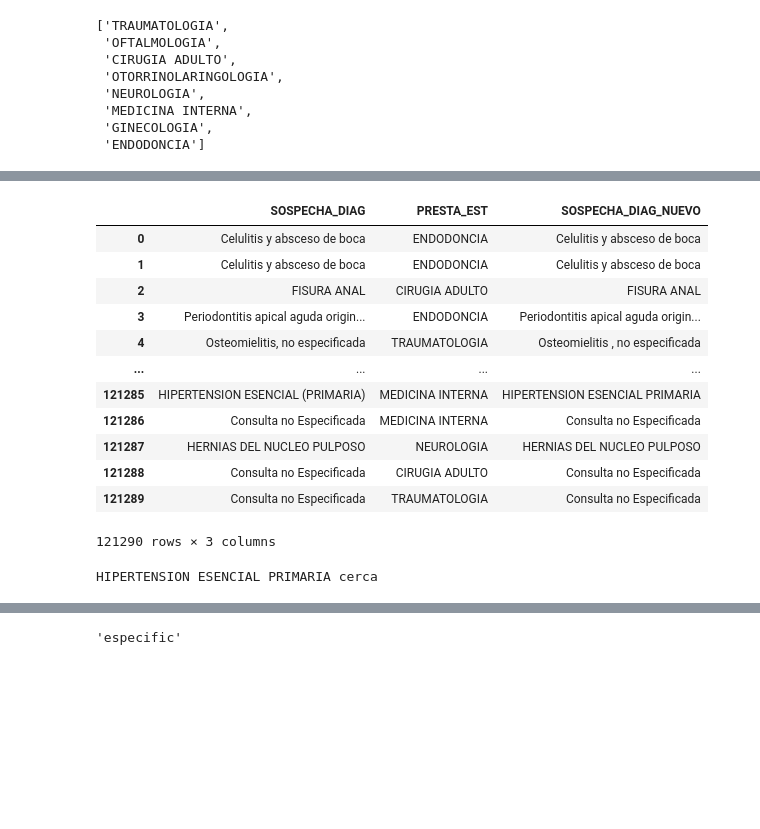
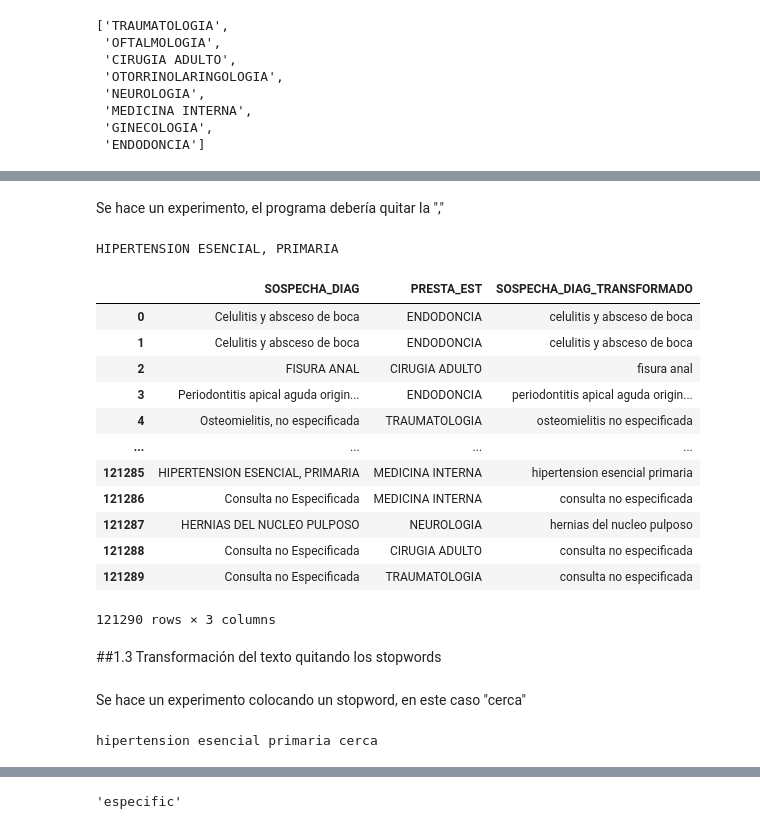
Before and after one commit to alvaro-neira/nlp-homework1, a Jupyter notebook: Tarea_NLP_Grupo_3.ipynb, the cells around one changed output, grey strips where cells are left out. Cells and saved outputs as stored; diff of their text form; code cells hidden in the pictures; blank space fills up the shorter version.

```diff
--- a/Tarea_NLP_Grupo_3.ipynb
+++ b/Tarea_NLP_Grupo_3.ipynb
@@ -124,3 +121,3 @@ for u in aysen["PRESTA_EST"]:
 # %%
-aysen_nuevo=pd.concat([pd.DataFrame(sospecha).rename(columns={0:"SOSPECHA_DIAG"}),pd.DataFrame(presta).rename(columns={0:"PRESTA_EST"})],axis=1)
-aysen_nuevo=aysen_nuevo.reset_index(drop=True)
+DK10=pd.concat([pd.DataFrame(sospecha).rename(columns={0:"SOSPECHA_DIAG"}),pd.DataFrame(presta).rename(columns={0:"PRESTA_EST"})],axis=1)
+DK10=DK10.reset_index(drop=True)
@@ -153,12 +154,19 @@ pattern = r"""(?x)                   # set flag to allow verbose regexps
               (?:[A-Z]\.)+           # abbreviations, e.g. U.S.A.
               |\$?\d+(?:[.,]\d+)?%?  # numbers, incl. currency and percentages
               |\w+(?:[-']\w+)*       # words w/ optional internal hyphens/apostrophe
-              |(?:[+/\-@&*¡!.,])     # special characters with meanings
+              |(?:[+/\-@&*¡!])     # special characters with meanings
             """
+pattern2 = r"""                 # set flag to allow verbose regexps
+              (\s)([A-Z])         # abbreviations, e.g. U.S.A.
 
+            """
+replace= r"""$1\l$2"""
 def cambiate(text):
   hola=nltk.regexp_tokenize(text, pattern)
+  holanuevo=[]
+  for word in hola:
+      holanuevo.append(re.sub(r'([A-Z])', lambda pat: pat.group(1).lower(), word) )
   separator = ' '
-  hola2=separator.join(hola)
+  hola2=separator.join(holanuevo)
   return hola2
 # %%
@@ -168,21 +176,31 @@ cambiate(aysen_nuevo["SOSPECHA_DIAG"].iloc[121285])
+# %% [markdown]
+Se hace un experimento, el programa debería quitar la ","
+# %%
+DK10["SOSPECHA_DIAG"].iloc[121285]="HIPERTENSION ESENCIAL, PRIMARIA"
+# %%
+print(DK10["SOSPECHA_DIAG"].iloc[121285])
+# %% [output]
+HIPERTENSION ESENCIAL, PRIMARIA
 # %%
-aysen_nuevo['SOSPECHA_DIAG_NUEVO'] = aysen_nuevo.apply(lambda x: cambiate(x.SOSPECHA_DIAG), axis=1)
+DK10['SOSPECHA_DIAG_TRANSFORMADO'] = DK10.apply(lambda x: cambiate(x.SOSPECHA_DIAG), axis=1)
-# %%
-aysen_nuevo
-# %% [output]
-|  | SOSPECHA_DIAG | PRESTA_EST | SOSPECHA_DIAG_NUEVO |
-| 0 | Celulitis y absceso de boca | ENDODONCIA | Celulitis y absceso de boca |
-| 1 | Celulitis y absceso de boca | ENDODONCIA | Celulitis y absceso de boca |
-| 2 | FISURA ANAL | CIRUGIA ADULTO | FISURA ANAL |
-| 3 | Periodontitis apical aguda origin... | ENDODONCIA | Periodontitis apical aguda origin... |
-| 4 | Osteomielitis, no especificada | TRAUMATOLOGIA | Osteomielitis , no especificada |
-| ... | ... | ... | ... |
-| 121285 | HIPERTENSION ESENCIAL (PRIMARIA) | MEDICINA INTERNA | HIPERTENSION ESENCIAL PRIMARIA |
-| 121286 | Consulta no Especificada | MEDICINA INTERNA | Consulta no Especificada |
-| 121287 | HERNIAS DEL NUCLEO PULPOSO | NEUROLOGIA | HERNIAS DEL NUCLEO PULPOSO |
-| 121288 | Consulta no Especificada | CIRUGIA ADULTO | Consulta no Especificada |
-| 121289 | Consulta no Especificada | TRAUMATOLOGIA | Consulta no Especificada |
-121290 rows × 3 columns
+# %%
+DK10
+# %% [output]
+|  | SOSPECHA_DIAG | PRESTA_EST | SOSPECHA_DIAG_TRANSFORMADO |
+| 0 | Celulitis y absceso de boca | ENDODONCIA | celulitis y absceso de boca |
+| 1 | Celulitis y absceso de boca | ENDODONCIA | celulitis y absceso de boca |
+| 2 | FISURA ANAL | CIRUGIA ADULTO | fisura anal |
+| 3 | Periodontitis apical aguda origin... | ENDODONCIA | periodontitis apical aguda origin... |
+| 4 | Osteomielitis, no especificada | TRAUMATOLOGIA | osteomielitis no especificada |
+| ... | ... | ... | ... |
+| 121285 | HIPERTENSION ESENCIAL, PRIMARIA | MEDICINA INTERNA | hipertension esencial primaria |
+| 121286 | Consulta no Especificada | MEDICINA INTERNA | consulta no especificada |
+| 121287 | HERNIAS DEL NUCLEO PULPOSO | NEUROLOGIA | hernias del nucleo pulposo |
+| 121288 | Consulta no Especificada | CIRUGIA ADULTO | consulta no especificada |
+| 121289 | Consulta no Especificada | TRAUMATOLOGIA | consulta no especificada |
+121290 rows × 3 columns
+# %% [markdown]
+##1.3 Transformación del texto quitando los stopwords
 # %%
 nltk_stopwords = nltk.corpus.stopwords.words('spanish')
 spacy_stopwords = spacy.lang.es.stop_words.STOP_WORDS
@@ -205,4 +223,6 @@ def cambiate2(text):
   separator = ' '
   hola2=separator.join(nuevohola)
   return hola2
+# %% [markdown]
+Se hace un experimento colocando un stopword, en este caso "cerca"
 # %%
@@ -210,4 +230,4 @@ aysen_nuevo["SOSPECHA_DIAG"].iloc[121285]="HIPERTENSION ESENCIAL PRIMARIA cerca"
 # %%
-print(aysen_nuevo["SOSPECHA_DIAG"].iloc[121285])
+print(DK10["SOSPECHA_DIAG"].iloc[121285])
 # %% [output]
-HIPERTENSION ESENCIAL PRIMARIA cerca
+hipertension esencial primaria cerca
```
Also changed, not shown: parts of 47 cells of this notebook.
